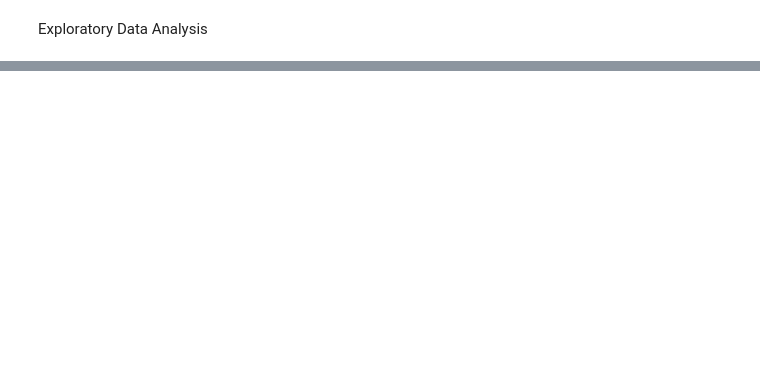
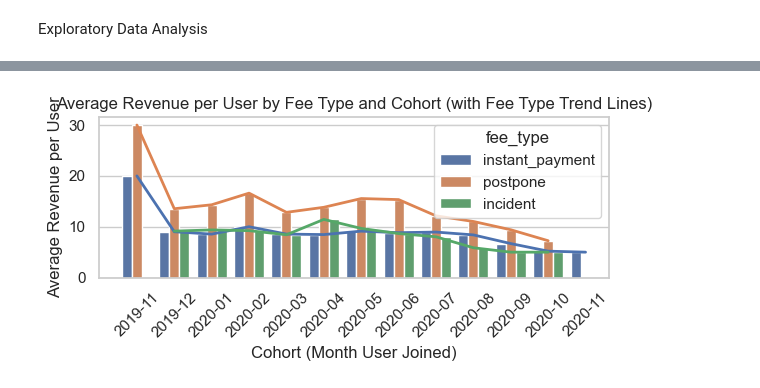
Before and after one commit to jorgeberrizbeitia/project-ironhack-payments-en, a Jupyter notebook: 6.metric-4-user-lifetime-value.ipynb, the cells around one changed output, grey strips where cells are left out. Drawn from its saved outputs; the diff is of its cells as text; code cells hidden in the pictures; blank space fills up the shorter version.

```diff
--- a/6.metric-4-user-lifetime-value.ipynb
+++ b/6.metric-4-user-lifetime-value.ipynb
@@ -226,0 +199,30 @@ Explore why users aren’t reaching month 6 — and design long-term incentives
+# %%
+plt.figure(figsize=(6, 3))
+
+# Barras por tipo de fee
+sns.barplot(
+    data=avg_revenue_by_type,
+    x="cohort",
+    y="avg_revenue_per_user",
+    hue="fee_type"
+)
+
+# Línea por tipo de fee (superpuesta)
+sns.lineplot(
+    data=avg_revenue_by_type,
+    x="cohort",
+    y="avg_revenue_per_user",
+    hue="fee_type",
+    markers=True,
+    linewidth=2,
+    legend=False  # opcional si ya está la leyenda arriba
+)
+
+plt.title("Average Revenue per User by Fee Type and Cohort (with Fee Type Trend Lines)")
+plt.xlabel("Cohort (Month User Joined)")
+plt.ylabel("Average Revenue per User")
+plt.xticks(rotation=45)
+plt.tight_layout()
+plt.show()
+# %% [output]
+[figure, added]
```
Also changed, not shown: parts of 22 cells of this notebook, 1 other file.
